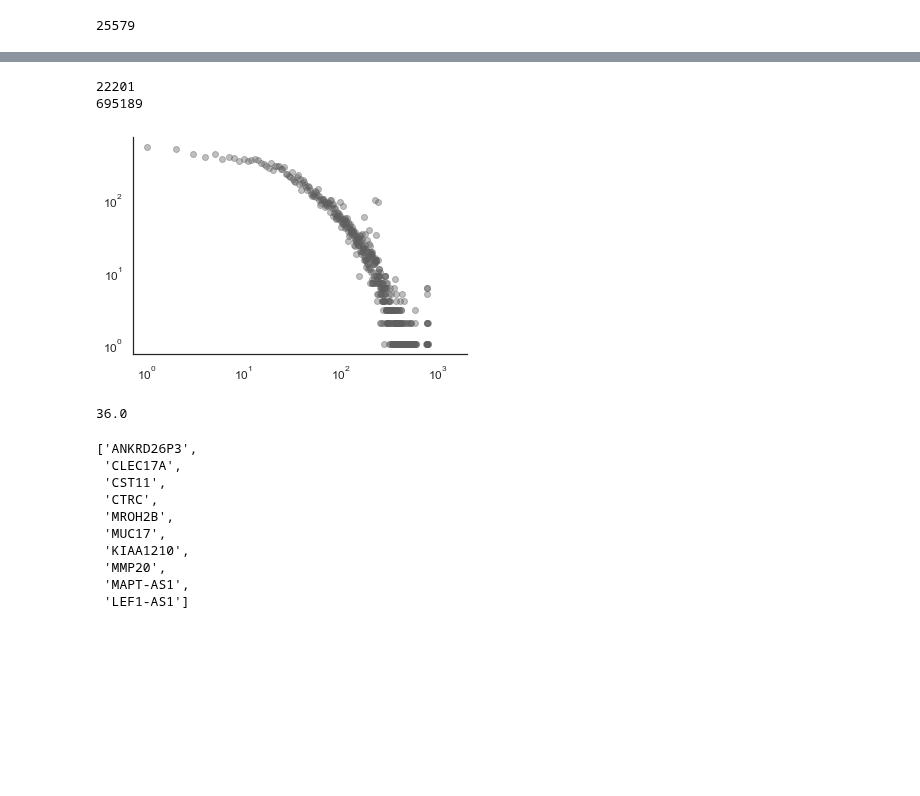
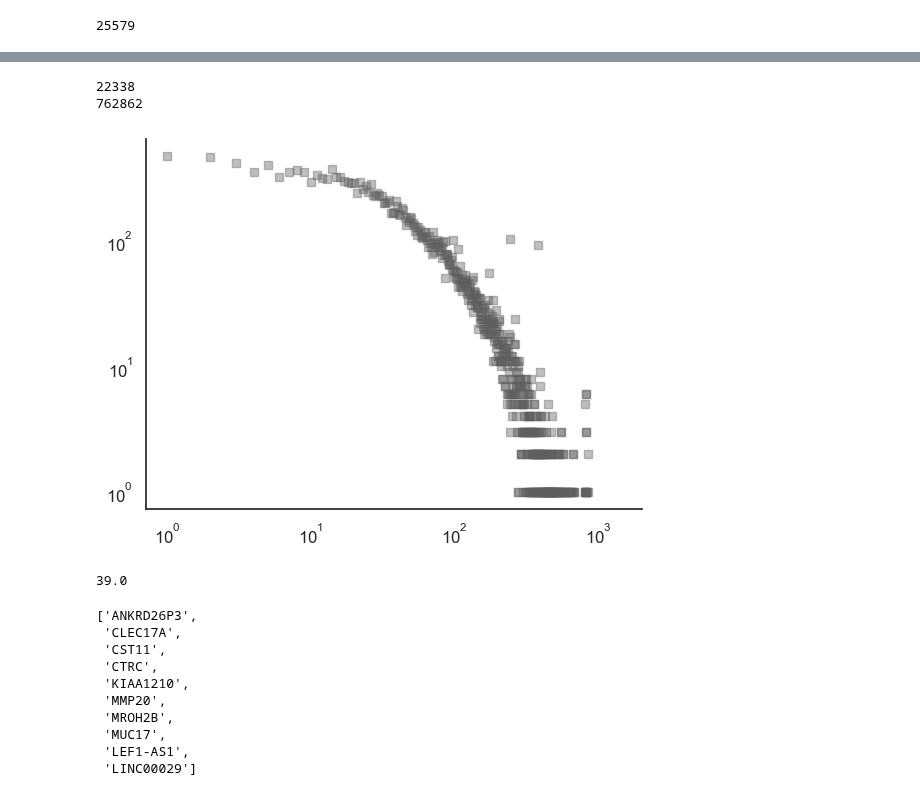
Before and after one commit to menchelab/Exposome, a Jupyter notebook: Exp_fin_2_EEN_GGN_definition.ipynb, the cells around one changed output, grey strips where cells are left out. Cells and saved outputs as stored; diff of their text form; code cells hidden in the pictures; blank space fills up the shorter version.

```diff
--- a/Exp_fin_2_EEN_GGN_definition.ipynb
+++ b/Exp_fin_2_EEN_GGN_definition.ipynb
@@ -395,7 +357,6 @@ final_backbone_exp_graph_significant_combo_df.to_csv('output/final_backbone_exp_
 # %%
 #Let's import the final EEN
-final_backbone_exp_graph_significant_combo_df = pd.read_csv("output/final_backbone_exp_graph_significant_combo_ji_df.tsv", sep="\t",index_col=0)
-backbone_ss_exposure_network = nx.from_pandas_edgelist(final_backbone_exp_graph_significant_combo_df, 'Exp A', 'Exp B')
+backbone_ss_exposure_network = nx.read_weighted_edgelist("output/backbone_exp_graph_significant_weighted.edgelist")
 # %%
 #Extract degrees from the EEN
 degrees_EEN = [x[1] for x in  nx.degree(backbone_ss_exposure_network)]
@@ -913,9 +904,12 @@ backbone_ss_gene_network = nx.from_pandas_edgelist(final_backbone_gene_graph_sig
+# %%
+#Let's import the final GGN
+backbone_ss_gene_network = nx.read_weighted_edgelist("output/backbone_gene_graph_significant_weighted.edgelist")
 # %%
 print(backbone_ss_gene_network.number_of_nodes()) #Number of nodes
 print(backbone_ss_gene_network.number_of_edges()) #Number of edges
 # %% [output]
-22201
-695189
+22338
+762862
 # %%
 #Extract degrees from the GGN
 degrees_GGN = [x[1] for x in  nx.degree(backbone_ss_gene_network)]
@@ -938,39 +932,39 @@ for degree in degrees_GGN_unique:
 # %%
 from matplotlib.ticker import FuncFormatter
 import matplotlib.pyplot as plt
 import numpy as np
 from matplotlib.pyplot import figure
 from matplotlib.ticker import MaxNLocator
 
 #Let's plot the Degree distribution of the EEN
 fig1, ax1 = plt.subplots()
-plt.scatter(degreesGGN, degreeDistributionGGNcount, c='#5F5F5F',marker='o', alpha=0.4)
+plt.scatter(degreesGGN, degreeDistributionGGNcount, c='#5F5F5F',marker='s', alpha=0.4)
 
 plt.xscale('log')
 plt.yscale('log')
 #plt.xlabel('Number of genes perturbed by exposure', fontsize=14)
 #plt.ylabel('Frequency', fontsize=14)
 ax1.set_xticks([1,10, 100, 1000, 2000])
 
 plt.xticks(fontsize=12, rotation=0)
 plt.yticks(fontsize=12, rotation=0)
 
 #plt.xlim(0,5000)
 #plt.title('Exposures assocciated with genes')
 ax1.spines['top'].set_visible(False)
 ax1.spines['right'].set_visible(False)
 ax1.spines['bottom'].set_visible(True)
 ax1.spines['left'].set_visible(True)
-#plt.savefig('output/Figures/Fig1G.pdf',format='pdf',dpi=300, bbox_inches = "tight") #This is the final Fig. 1H
+plt.savefig('output/Figures/Fig1G_v01_post_rev.pdf',format='pdf',dpi=300, bbox_inches = "tight") #This is the final Fig. 1H
 
 plt.show()
 plt.close()
 # %% [output]
-[figure, old version]
+[figure, new version]
 # %%
 np.median(degrees_GGN)
 # %% [output]
-36.0
+39.0
 # %%
 backbone_ss_gene_network_degree_sort=dict(sorted(dict(nx.degree(backbone_ss_gene_network)).items(), key=lambda item: item[1], reverse=True))
 # %%
@@ -988,12 +982,12 @@ top_10_gene
  'CLEC17A',
  'CST11',
  'CTRC',
+ 'KIAA1210',
+ 'MMP20',
  'MROH2B',
  'MUC17',
- 'KIAA1210',
- 'MMP20',
- 'MAPT-AS1',
- 'LEF1-AS1']
+ 'LEF1-AS1',
+ 'LINC00029']
 # %%
 
 degree_list=[backbone_ss_gene_network_degree_sort[gene] for gene in top_10_gene]
```
Also changed, not shown: parts of 38 cells of this notebook, 1 other file.
